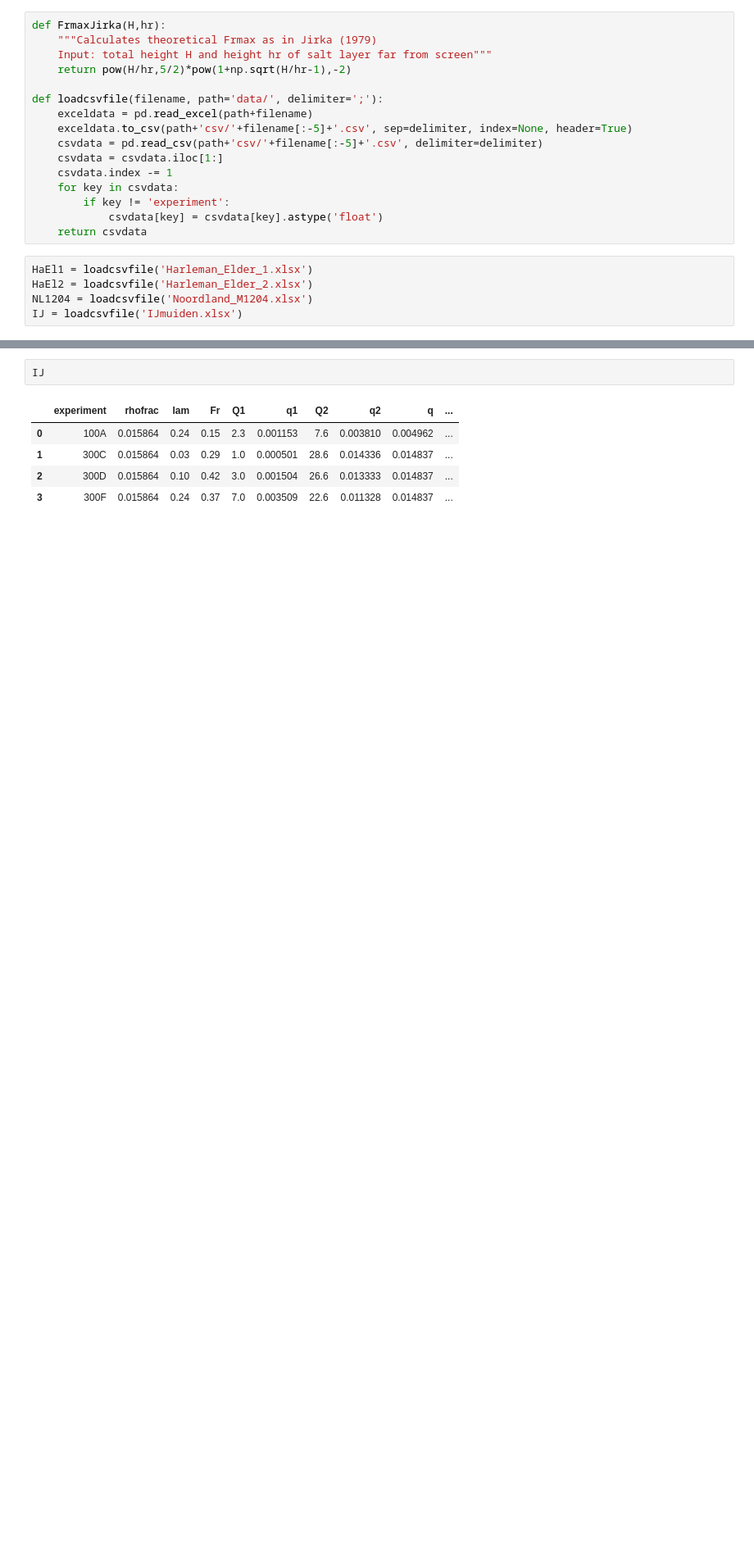
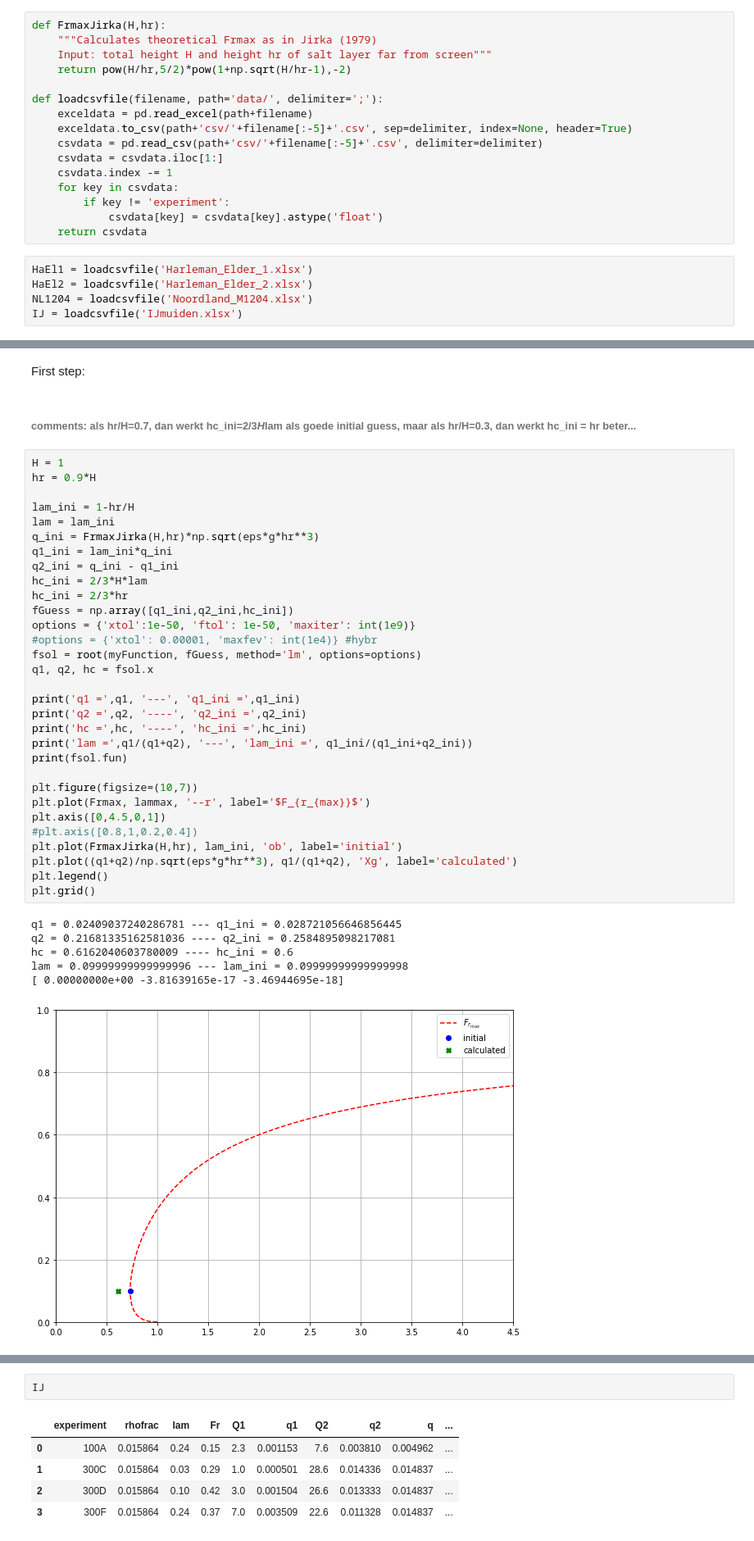
Before and after one commit to gijs-a/spuisluis-stage-gijs, a Jupyter notebook: effectiveness_diagram.ipynb, the cells around one changed output, grey strips where cells are left out. Shown at 82% size. Drawn from its saved outputs; the diff is of its cells as text; blank space fills up the shorter version.

```diff
--- a/effectiveness_diagram.ipynb
+++ b/effectiveness_diagram.ipynb
@@ -145,0 +152,42 @@ plt.show()
+# %% [markdown]
+First step:
+# %% [markdown]
+###### comments: als hr/H=0.7, dan werkt hc_ini=2/3*H*lam als goede initial guess, maar als hr/H=0.3, dan werkt hc_ini = hr beter...
+# %%
+H = 1
+hr = 0.9*H
+
+lam_ini = 1-hr/H
+lam = lam_ini
+q_ini = FrmaxJirka(H,hr)*np.sqrt(eps*g*hr**3)
+q1_ini = lam_ini*q_ini
+q2_ini = q_ini - q1_ini
+hc_ini = 2/3*H*lam
+hc_ini = 2/3*hr
+fGuess = np.array([q1_ini,q2_ini,hc_ini])
+options = {'xtol':1e-50, 'ftol': 1e-50, 'maxiter': int(1e9)}
+#options = {'xtol': 0.00001, 'maxfev': int(1e4)} #hybr
+fsol = root(myFunction, fGuess, method='lm', options=options)
+q1, q2, hc = fsol.x
+
+print('q1 =',q1, '---', 'q1_ini =',q1_ini)
+print('q2 =',q2, '----', 'q2_ini =',q2_ini)
+print('hc =',hc, '----', 'hc_ini =',hc_ini)
+print('lam =',q1/(q1+q2), '---', 'lam_ini =', q1_ini/(q1_ini+q2_ini))
+print(fsol.fun)
+
+plt.figure(figsize=(10,7))
+plt.plot(Frmax, lammax, '--r', label='$F_{r_{max}}$')
+plt.axis([0,4.5,0,1])
+#plt.axis([0.8,1,0.2,0.4])
+plt.plot(FrmaxJirka(H,hr), lam_ini, 'ob', label='initial')
+plt.plot((q1+q2)/np.sqrt(eps*g*hr**3), q1/(q1+q2), 'Xg', label='calculated')
+plt.legend()
+plt.grid()
+# %% [output]
+q1 = 0.02409037240286781 --- q1_ini = 0.028721056646856445
+q2 = 0.21681335162581036 ---- q2_ini = 0.2584895098217081
+hc = 0.6162040603780009 ---- hc_ini = 0.6
+lam = 0.09999999999999996 --- lam_ini = 0.09999999999999998
+[ 0.00000000e+00 -3.81639165e-17 -3.46944695e-18]
+[figure, added]
```
Also changed, not shown: parts of 30 cells of this notebook, 12 other files.
